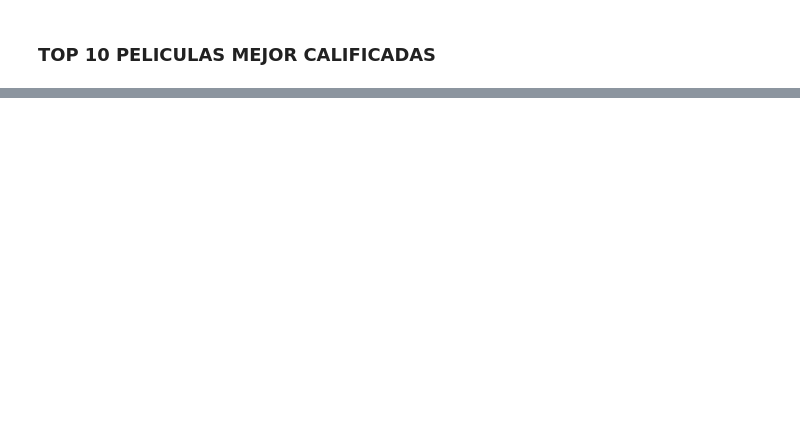
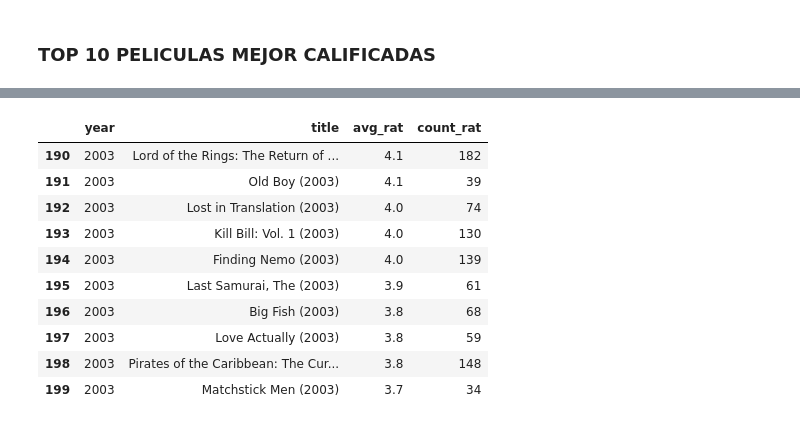
Before and after one commit to diegosaaval/film-recommendation-system, a Jupyter notebook: 2_sysrec.ipynb, the cells around one changed output, grey strips where cells are left out. Cells and saved outputs as stored; diff of their text form; code cells hidden in the pictures; blank space fills up the shorter version.

```diff
--- a/2_sysrec.ipynb
+++ b/2_sysrec.ipynb
@@ -234,0 +125,36 @@ mas_vis
+# %%
+# Función pidiendo el año
+def cal_year(year):
+    cal_year = pd.read_sql(
+        """select year, title,
+            avg(rating) as avg_rat,
+            count(*) as count_rat
+            from data_clean
+            group by  year, title
+            order by year desc, avg_rat desc
+            """,
+        conn,
+    )
+
+    # Aproximar a 2 decimales
+    cal_year = cal_year.round(1)
+
+    # Escoger de la tabla anterior 10 peliculas por año con mejor calificación pero mostrando todos los años
+    cal_year = cal_year.groupby("year").head(10)
+
+    return cal_year[cal_year["year"] == year]
+
+
+cal_year("2003")
+# %% [output]
+|  | year | title | avg_rat | count_rat |
+| 190 | 2003 | Lord of the Rings: The Return of ... | 4.1 | 182 |
+| 191 | 2003 | Old Boy (2003) | 4.1 | 39 |
+| 192 | 2003 | Lost in Translation (2003) | 4.0 | 74 |
+| 193 | 2003 | Kill Bill: Vol. 1 (2003) | 4.0 | 130 |
+| 194 | 2003 | Finding Nemo (2003) | 4.0 | 139 |
+| 195 | 2003 | Last Samurai, The (2003) | 3.9 | 61 |
+| 196 | 2003 | Big Fish (2003) | 3.8 | 68 |
+| 197 | 2003 | Love Actually (2003) | 3.8 | 59 |
+| 198 | 2003 | Pirates of the Caribbean: The Cur... | 3.8 | 148 |
+| 199 | 2003 | Matchstick Men (2003) | 3.7 | 34 |
```
Also changed, not shown: parts of 17 cells of this notebook.
